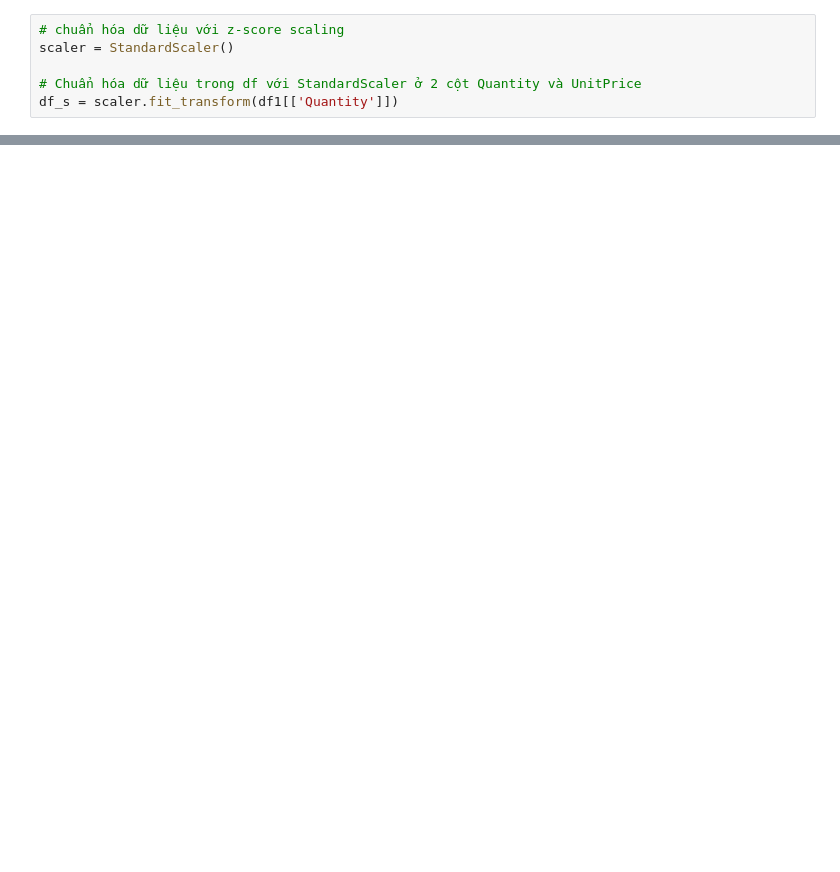
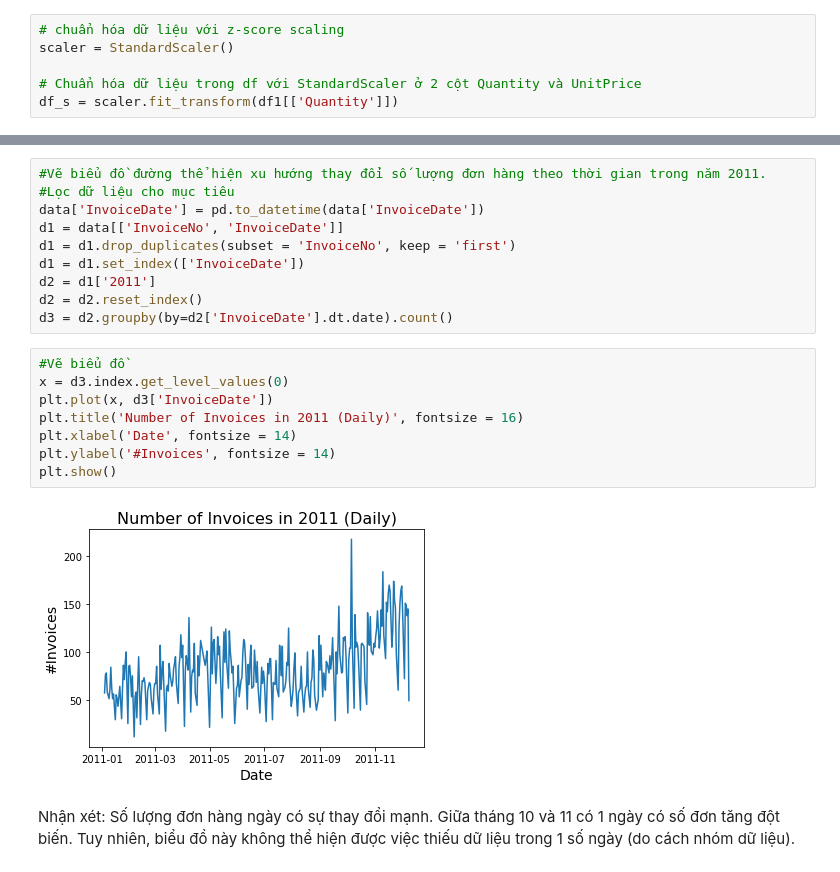
Before and after one commit to Trang27cl/testgit, a Jupyter notebook: OnlineRetail.ipynb, the cells around one changed output, grey strips where cells are left out. Saved outputs shown, nothing was run; the diff lists cells and outputs as text; blank space fills up the shorter version.

```diff
--- a/OnlineRetail.ipynb
+++ b/OnlineRetail.ipynb
@@ -539,0 +276,25 @@ Name: UnitPrice, dtype: int64
+# %%
+#Vẽ biểu đồ đường thể hiện xu hướng thay đổi số lượng đơn hàng theo thời gian trong năm 2011.
+#Lọc dữ liệu cho mục tiêu
+data['InvoiceDate'] = pd.to_datetime(data['InvoiceDate'])
+d1 = data[['InvoiceNo', 'InvoiceDate']]
+d1 = d1.drop_duplicates(subset = 'InvoiceNo', keep = 'first')
+d1 = d1.set_index(['InvoiceDate'])
+d2 = d1['2011']
+d2 = d2.reset_index()
+d3 = d2.groupby(by=d2['InvoiceDate'].dt.date).count()
+# %%
+#Vẽ biểu đồ
+x = d3.index.get_level_values(0)
+plt.plot(x, d3['InvoiceDate'])
+plt.title('Number of Invoices in 2011 (Daily)', fontsize = 16)
+plt.xlabel('Date', fontsize = 14)
+plt.ylabel('#Invoices', fontsize = 14)
+plt.show()
+# %% [output]
+[figure, added]
+# %% [markdown]
+Nhận xét:
+Số lượng đơn hàng ngày có sự thay đổi mạnh.
+Giữa tháng 10 và 11 có 1 ngày có số đơn tăng đột biến.
+Tuy nhiên, biểu đồ này không thể hiện được việc thiếu dữ liệu trong 1 số ngày (do cách nhóm dữ liệu).
```
Also changed, not shown: parts of 38 cells of this notebook.
